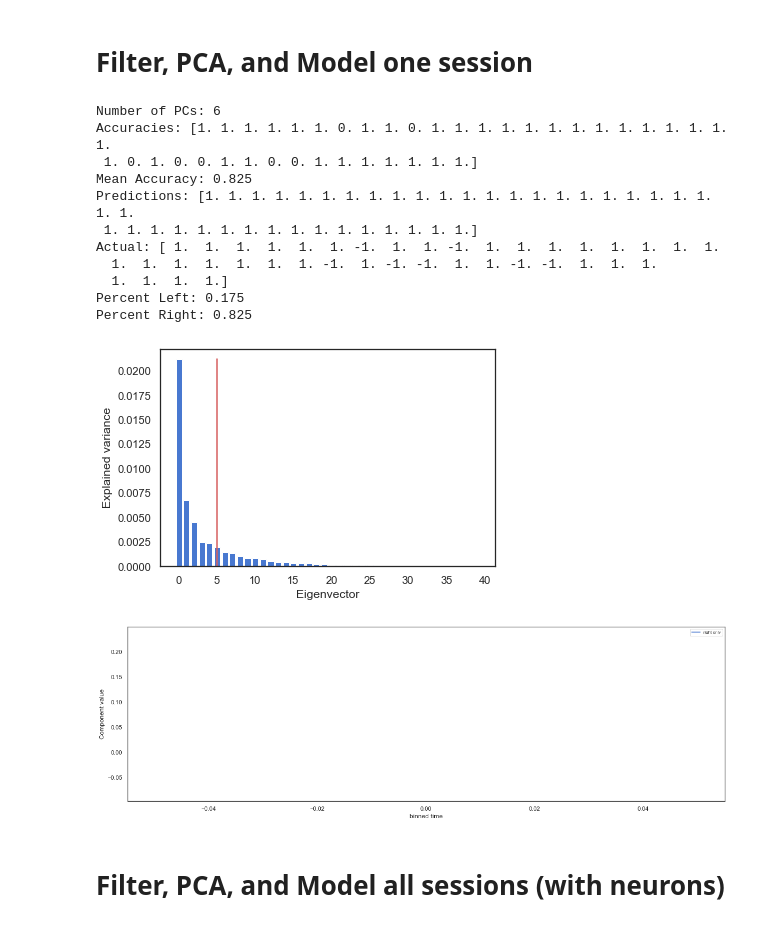
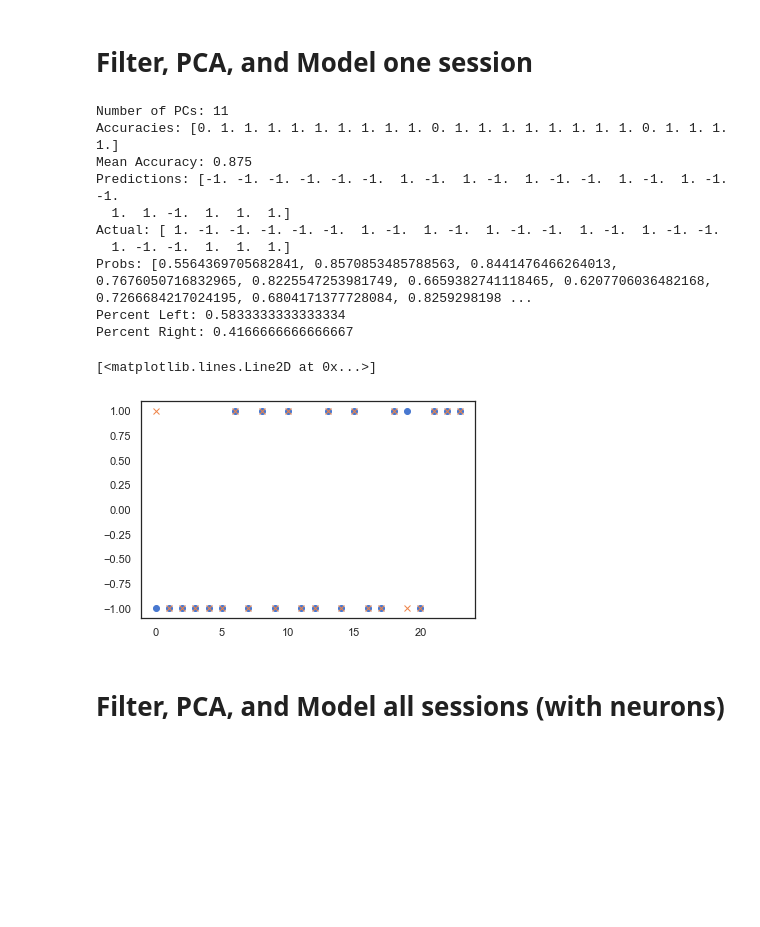
Before and after one commit to jorgeerrz/mistaken_mice, a Jupyter notebook: mistaken_mice.ipynb, the cells around one changed output. Saved outputs shown, nothing was run; the diff lists cells and outputs as text; code cells hidden in the pictures; blank space fills up the shorter version.

```diff
--- a/mistaken_mice.ipynb
+++ b/mistaken_mice.ipynb
@@ -102,46 +102,52 @@ dat['spks'][:,:,minT:maxT].mean(axis=2).shape
 # %%
 from sklearn.model_selection import *
 
 session = 10
-brain_areas = ["CP","ACB"]
+brain_areas = ["MOp"]
 
 
 filtered = filter_spikes(alldat,session,unfair_only=True,brain_area=brain_areas)
-dat = neurons_PCA(filtered,0.8,0,250,toplot=True)
-dat['PCs'] = dat['PCs'][0:dat['PCrange'],:]
+dat = neurons_PCA(filtered,0.9,0,250,toplot=False)
+#dat['PCs'] = dat['PCs'][0:dat['PCrange'],:]
 lambda_L2 = 1
 penalty = "l2"
 l1args = {}
 logreg = LogisticRegression(penalty = penalty, C = lambda_L2, **l1args).fit(dat['PCs'].T, filtered['chcs'])
 splitter = LeaveOneOut()
 splits = splitter.split(dat['PCs'].T)
 accuracies = cross_val_score(logreg,dat['PCs'].T, filtered['chcs'], cv=splits, verbose=0) # k=8 crossvalidation
 logreg.fit(dat['PCs'].T, filtered['chcs'])
 predictions = logreg.predict(dat['PCs'].T)
 
+probs = logreg.predict_proba(dat['PCs'].T)
+mprobs = [max(prob) for prob in probs]
 
 print('Number of PCs: '+str(dat['PCrange']))
 
 print('Accuracies: '+str(accuracies))
 print('Mean Accuracy: '+str(np.mean(accuracies)))
 print('Predictions: '+ str(predictions))
 print('Actual: '+ str(filtered['chcs']))
+print('Probs: '+ str(mprobs))
+
 print('Percent Left: ' +str(np.mean((filtered['chcs'])==-1)))
 print('Percent Right: ' +str(np.mean((filtered['chcs'])==1)))
+
+plt.plot(predictions,linewidth=0,marker='o')
+plt.plot(filtered['chcs'],linewidth=0,marker='x')
 # %% [output]
-Number of PCs: 6
-Accuracies: [1. 1. 1. 1. 1. 1. 0. 1. 1. 0. 1. 1. 1. 1. 1. 1. 1. 1. 1. 1. 1. 1. 1. 1.
- 1. 0. 1. 0. 0. 1. 1. 0. 0. 1. 1. 1. 1. 1. 1. 1.]
-Mean Accuracy: 0.825
-Predictions: [1. 1. 1. 1. 1. 1. 1. 1. 1. 1. 1. 1. 1. 1. 1. 1. 1. 1. 1. 1. 1. 1. 1. 1.
- 1. 1. 1. 1. 1. 1. 1. 1. 1. 1. 1. 1. 1. 1. 1. 1.]
-Actual: [ 1.  1.  1.  1.  1.  1. -1.  1.  1. -1.  1.  1.  1.  1.  1.  1.  1.  1.
-  1.  1.  1.  1.  1.  1.  1. -1.  1. -1. -1.  1.  1. -1. -1.  1.  1.  1.
-  1.  1.  1.  1.]
-Percent Left: 0.175
-Percent Right: 0.825
+Number of PCs: 11
+Accuracies: [0. 1. 1. 1. 1. 1. 1. 1. 1. 1. 0. 1. 1. 1. 1. 1. 1. 1. 1. 0. 1. 1. 1. 1.]
+Mean Accuracy: 0.875
+Predictions: [-1. -1. -1. -1. -1. -1.  1. -1.  1. -1.  1. -1. -1.  1. -1.  1. -1. -1.
+  1.  1. -1.  1.  1.  1.]
+Actual: [ 1. -1. -1. -1. -1. -1.  1. -1.  1. -1.  1. -1. -1.  1. -1.  1. -1. -1.
+  1. -1. -1.  1.  1.  1.]
+Probs: [0.5564369705682841, 0.8570853485788563, 0.8441476466264013, 0.7676050716832965, 0.8225547253981749, 0.6659382741118465, 0.6207706036482168, 0.7266684217024195, 0.6804171377728084, 0.8259298198 ...
+Percent Left: 0.5833333333333334
+Percent Right: 0.4166666666666667
+[<matplotlib.lines.Line2D at 0x...>]
-[figure, old version]
+[figure, new version]
-[figure, removed]
 # %% [markdown]
 # Filter, PCA, and Model all sessions (with neurons)
 # %%
```
